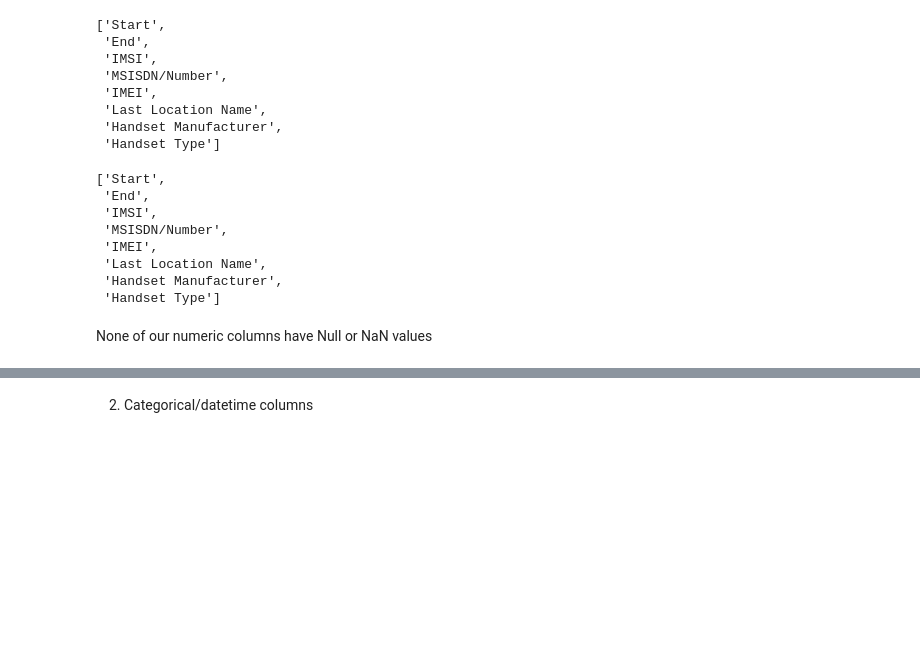
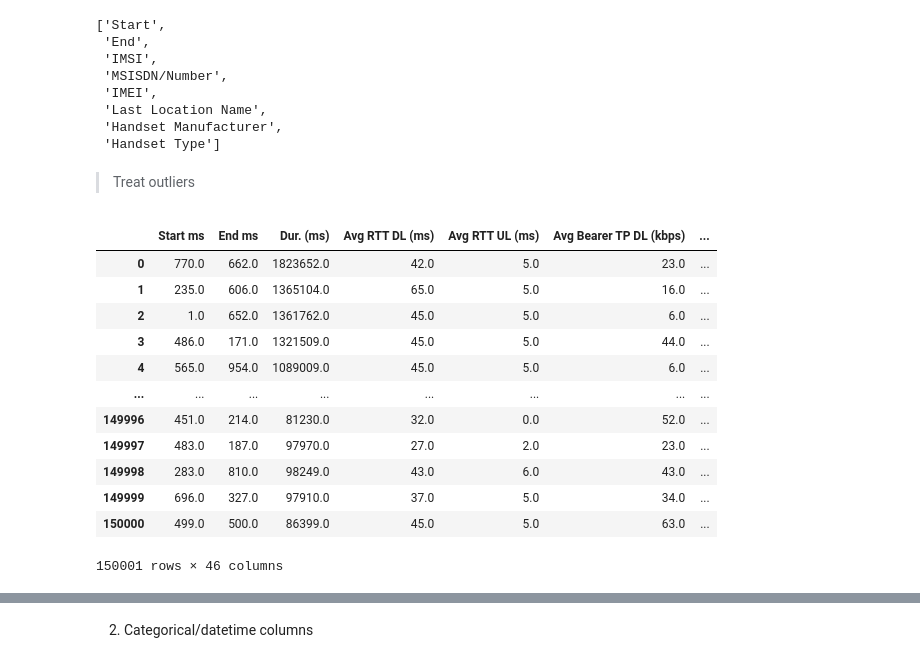
Before and after one commit to Patrick5455/tellco_user_analytics, a Jupyter notebook: analyis/data_wrangling.ipynb, the cells around one changed output, grey strips where cells are left out. Saved outputs shown, nothing was run; the diff lists cells and outputs as text; code cells hidden in the pictures; blank space fills up the shorter version.

Commit message:
Refactor Data Wrangling code

```diff
--- a/analyis/data_wrangling.ipynb
+++ b/analyis/data_wrangling.ipynb
@@ -434,7 +446,7 @@ _we have establised that our outlier values are fewer than the normal values in
 # %% [markdown]
 1. numeric
 # %%
-clean_data[numeric_data.columns]=clean_data[numeric_data.columns].apply(lambda x: x.fillna(x.mean()),axis=0)
+clean_data[numeric_data.columns]=clean_data[numeric_data.columns].apply(lambda x: x.fillna(x.median()),axis=0)
 # %% [markdown]
 >test
 # %%
@@ -448,16 +460,23 @@ clean_data.columns[clean_data.isnull().any()].tolist()
  'Last Location Name',
  'Handset Manufacturer',
  'Handset Type']
-# %%
-clean_data.columns[clean_data.isna().any()].tolist()
-# %% [output]
-['Start',
- 'End',
- 'IMSI',
- 'MSISDN/Number',
- 'IMEI',
- 'Last Location Name',
- 'Handset Manufacturer',
- 'Handset Type']
-# %% [markdown]
-None of our numeric columns have Null or NaN values
+# %% [markdown]
+> Treat outliers
+# %%
+clean_numbers= clean_data.select_dtypes(include='number')
+# %%
+clean_numbers
+# %% [output]
+|  | Start ms | End ms | Dur. (ms) | Avg RTT DL (ms) | Avg RTT UL (ms) | Avg Bearer TP DL (kbps) | ... |
+| 0 | 770.0 | 662.0 | 1823652.0 | 42.0 | 5.0 | 23.0 | ... |
+| 1 | 235.0 | 606.0 | 1365104.0 | 65.0 | 5.0 | 16.0 | ... |
+| 2 | 1.0 | 652.0 | 1361762.0 | 45.0 | 5.0 | 6.0 | ... |
+| 3 | 486.0 | 171.0 | 1321509.0 | 45.0 | 5.0 | 44.0 | ... |
+| 4 | 565.0 | 954.0 | 1089009.0 | 45.0 | 5.0 | 6.0 | ... |
+| ... | ... | ... | ... | ... | ... | ... | ... |
+| 149996 | 451.0 | 214.0 | 81230.0 | 32.0 | 0.0 | 52.0 | ... |
+| 149997 | 483.0 | 187.0 | 97970.0 | 27.0 | 2.0 | 23.0 | ... |
+| 149998 | 283.0 | 810.0 | 98249.0 | 43.0 | 6.0 | 43.0 | ... |
+| 149999 | 696.0 | 327.0 | 97910.0 | 37.0 | 5.0 | 34.0 | ... |
+| 150000 | 499.0 | 500.0 | 86399.0 | 45.0 | 5.0 | 63.0 | ... |
+150001 rows × 46 columns
```
Also changed, not shown: parts of 20 cells of this notebook, 1 other file.
